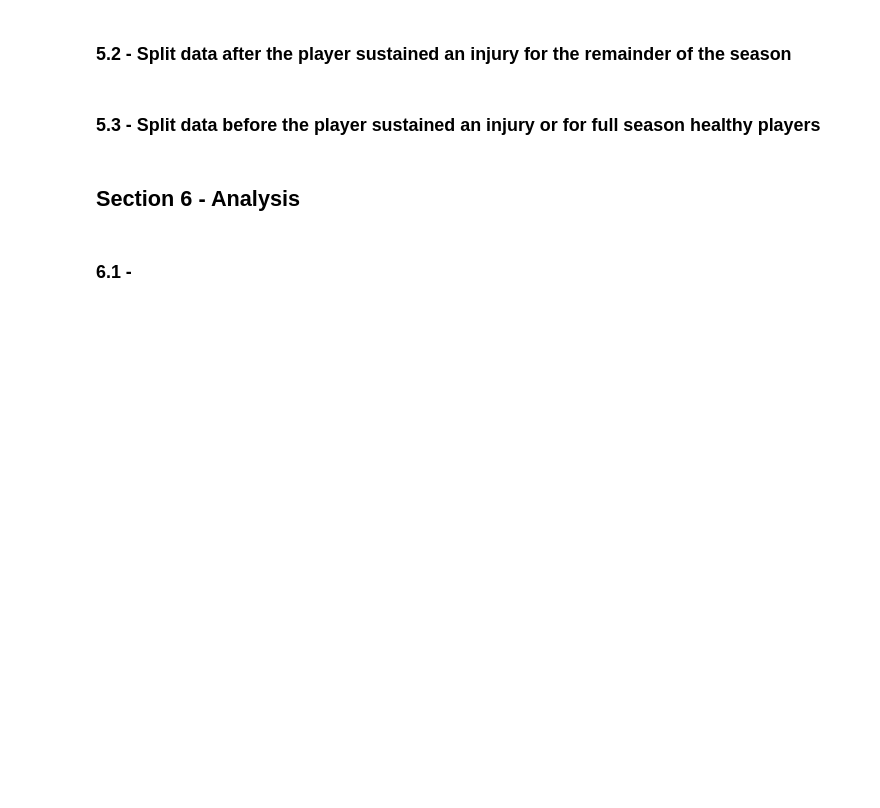
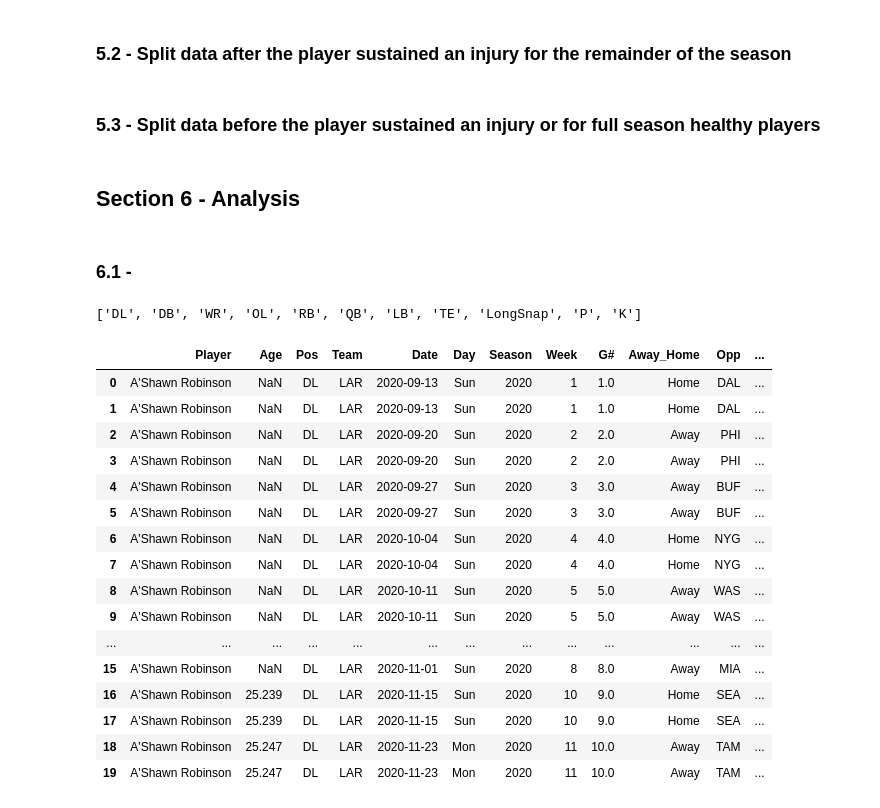
Before and after one commit to cuddebtj/NFLInjuryTwitter, a Jupyter notebook: Fantasy_Sidelines_Program.ipynb, the cells around one changed output. Cells and saved outputs as stored; diff of their text form; code cells hidden in the pictures; blank space fills up the shorter version.

```diff
--- a/Fantasy_Sidelines_Program.ipynb
+++ b/Fantasy_Sidelines_Program.ipynb
@@ -803,3 +807,31 @@ def healthy_database(Start,End):
 # %%
 i = pd.read_csv(rf'C:\Users\cudde\OneDrive\Podcasting\Fantasy Sidelines\Injury Data Python\Data_Collect_Clean\nfl_data\Clean\Analysis_DB\injury_db_2020.csv')
 h = pd.read_csv(rf'C:\Users\cudde\OneDrive\Podcasting\Fantasy Sidelines\Injury Data Python\Data_Collect_Clean\nfl_data\Clean\Analysis_DB\healthy_db_2020.csv')
+# %%
+pos = i['Pos'].unique().tolist()
+idl = i[i['Pos']=='DL']
+hdl = h[h['Pos']=='DL']
+# %%
+print(pos)
+# %% [output]
+['DL', 'DB', 'WR', 'OL', 'RB', 'QB', 'LB', 'TE', 'LongSnap', 'P', 'K']
+# %%
+idl.head(20)
+# %% [output]
+|  | Player | Age | Pos | Team | Date | Day | Season | Week | G# | Away_Home | Opp | ... |
+| 0 | A'Shawn Robinson | NaN | DL | LAR | 2020-09-13 | Sun | 2020 | 1 | 1.0 | Home | DAL | ... |
+| 1 | A'Shawn Robinson | NaN | DL | LAR | 2020-09-13 | Sun | 2020 | 1 | 1.0 | Home | DAL | ... |
+| 2 | A'Shawn Robinson | NaN | DL | LAR | 2020-09-20 | Sun | 2020 | 2 | 2.0 | Away | PHI | ... |
+| 3 | A'Shawn Robinson | NaN | DL | LAR | 2020-09-20 | Sun | 2020 | 2 | 2.0 | Away | PHI | ... |
+| 4 | A'Shawn Robinson | NaN | DL | LAR | 2020-09-27 | Sun | 2020 | 3 | 3.0 | Away | BUF | ... |
+| 5 | A'Shawn Robinson | NaN | DL | LAR | 2020-09-27 | Sun | 2020 | 3 | 3.0 | Away | BUF | ... |
+| 6 | A'Shawn Robinson | NaN | DL | LAR | 2020-10-04 | Sun | 2020 | 4 | 4.0 | Home | NYG | ... |
+| 7 | A'Shawn Robinson | NaN | DL | LAR | 2020-10-04 | Sun | 2020 | 4 | 4.0 | Home | NYG | ... |
+| 8 | A'Shawn Robinson | NaN | DL | LAR | 2020-10-11 | Sun | 2020 | 5 | 5.0 | Away | WAS | ... |
+| 9 | A'Shawn Robinson | NaN | DL | LAR | 2020-10-11 | Sun | 2020 | 5 | 5.0 | Away | WAS | ... |
+| ... | ... | ... | ... | ... | ... | ... | ... | ... | ... | ... | ... | ... |
+| 15 | A'Shawn Robinson | NaN | DL | LAR | 2020-11-01 | Sun | 2020 | 8 | 8.0 | Away | MIA | ... |
+| 16 | A'Shawn Robinson | 25.239 | DL | LAR | 2020-11-15 | Sun | 2020 | 10 | 9.0 | Home | SEA | ... |
+| 17 | A'Shawn Robinson | 25.239 | DL | LAR | 2020-11-15 | Sun | 2020 | 10 | 9.0 | Home | SEA | ... |
+| 18 | A'Shawn Robinson | 25.247 | DL | LAR | 2020-11-23 | Mon | 2020 | 11 | 10.0 | Away | TAM | ... |
+| 19 | A'Shawn Robinson | 25.247 | DL | LAR | 2020-11-23 | Mon | 2020 | 11 | 10.0 | Away | TAM | ... |
```
Also changed, not shown: parts of 12 cells of this notebook, 5 other files.
